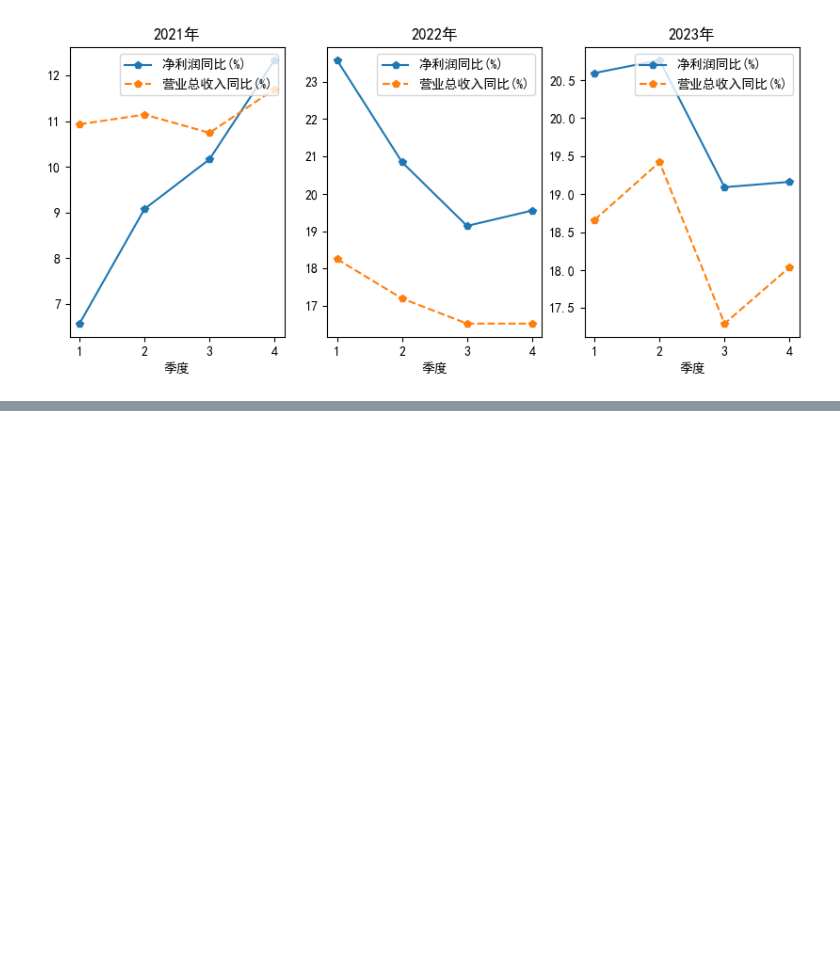
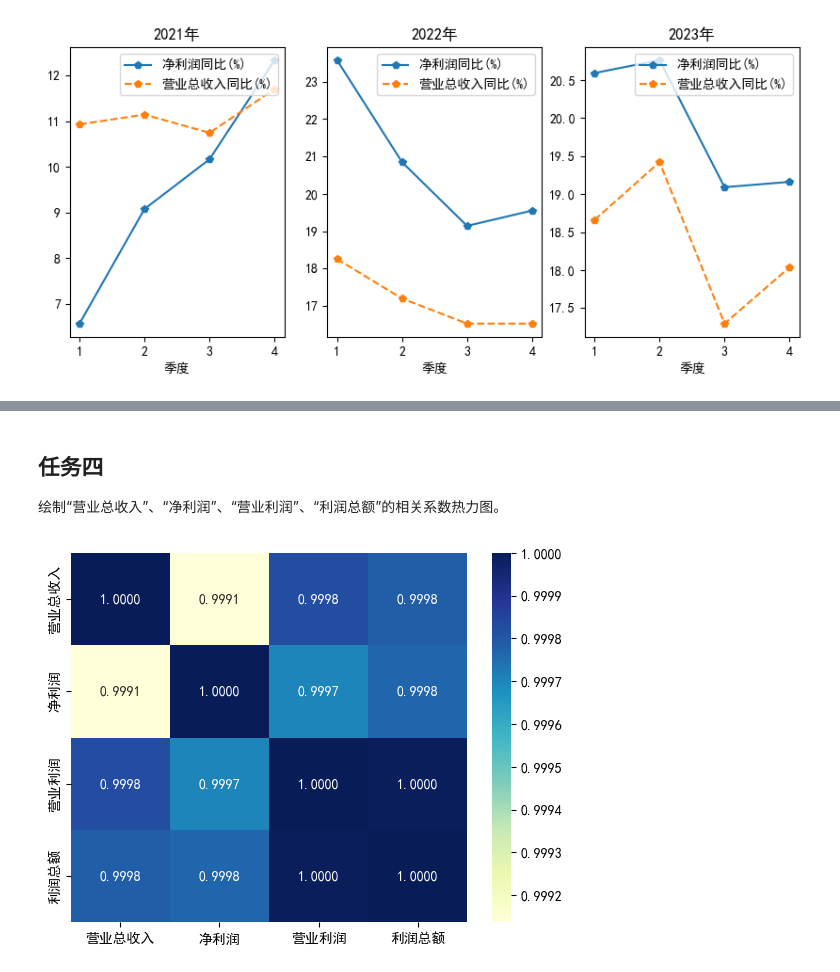
Before and after one commit to purequant/QuantitativeResearch, a Jupyter notebook: 上市公司财务指标可视化分析/上市公司财务指标可视化分析.ipynb, the cells around one changed output, grey strips where cells are left out. Saved outputs shown, nothing was run; the diff lists cells and outputs as text; code cells hidden in the pictures; blank space fills up the shorter version.

```diff
--- a/上市公司财务指标可视化分析/上市公司财务指标可视化分析.ipynb
+++ b/上市公司财务指标可视化分析/上市公司财务指标可视化分析.ipynb
@@ -157,6 +154,15 @@ plt.show()
+# %% [markdown]
+## 任务四
+
+绘制“营业总收入”、“净利润”、“营业利润”、“利润总额”的相关系数热力图。
 # %%
-cor= data[['营业总收入','净利润','营业利润','利润总额']].corr().round(4)
-sns.heatmap(cor,#相关系数
-    cmap='YlGnBu',#用于指定颜色映射
-    annot=True,fmt='.4f')#annot表示热力图上是否显示数据；结果保留4位小数
+cor = data[["营业总收入", "净利润", "营业利润", "利润总额"]].corr()
+sns.heatmap(
+    cor,  # 相关系数
+    cmap="YlGnBu",  # 用于指定颜色映射
+    annot=True,
+    fmt=".4f",
+)  # annot表示热力图上是否显示数据；结果保留4位小数
 plt.show()
+# %% [output]
+[figure, added]
```
Also changed, not shown: parts of 13 cells of this notebook, 7 other files.
